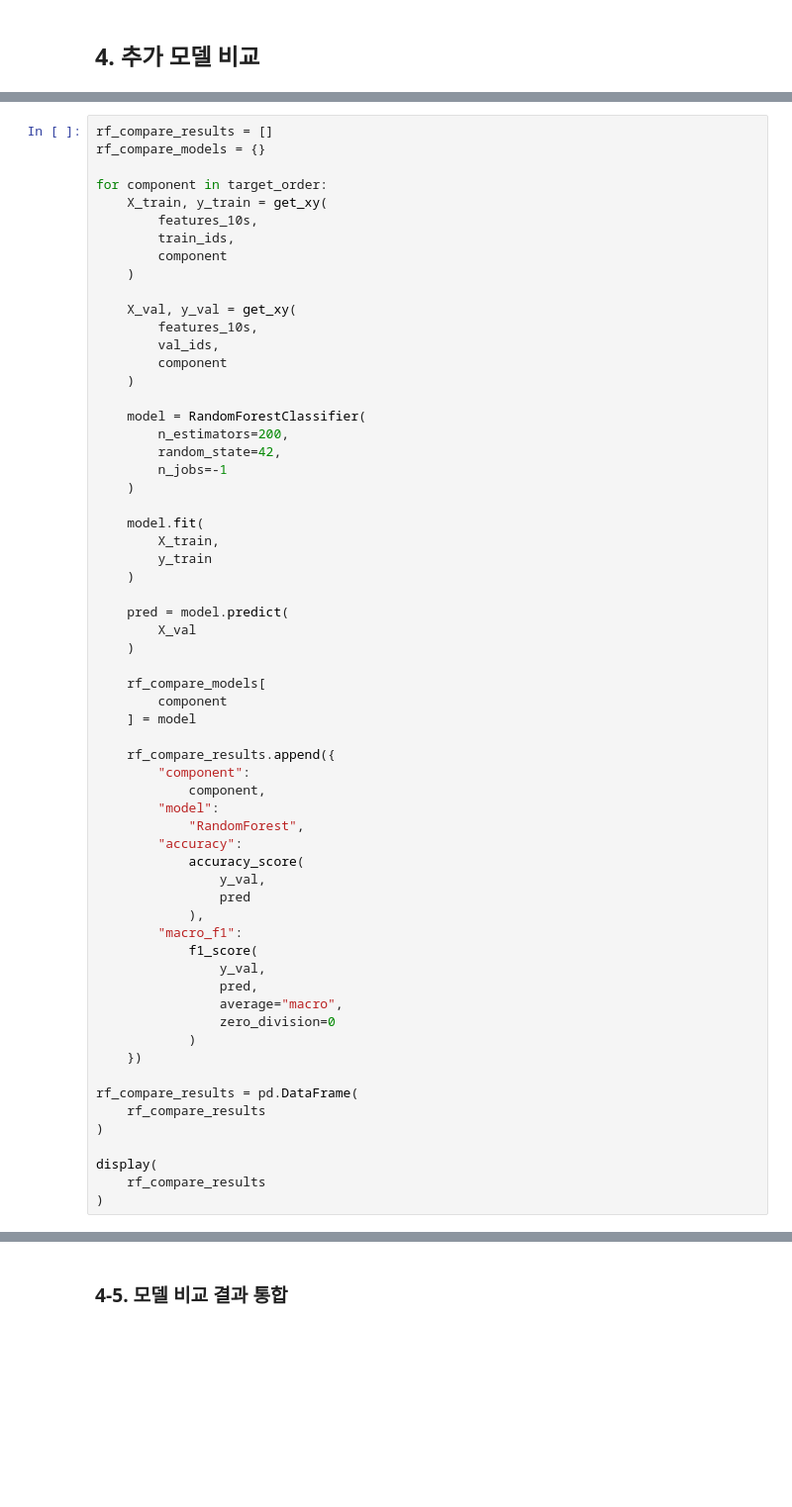
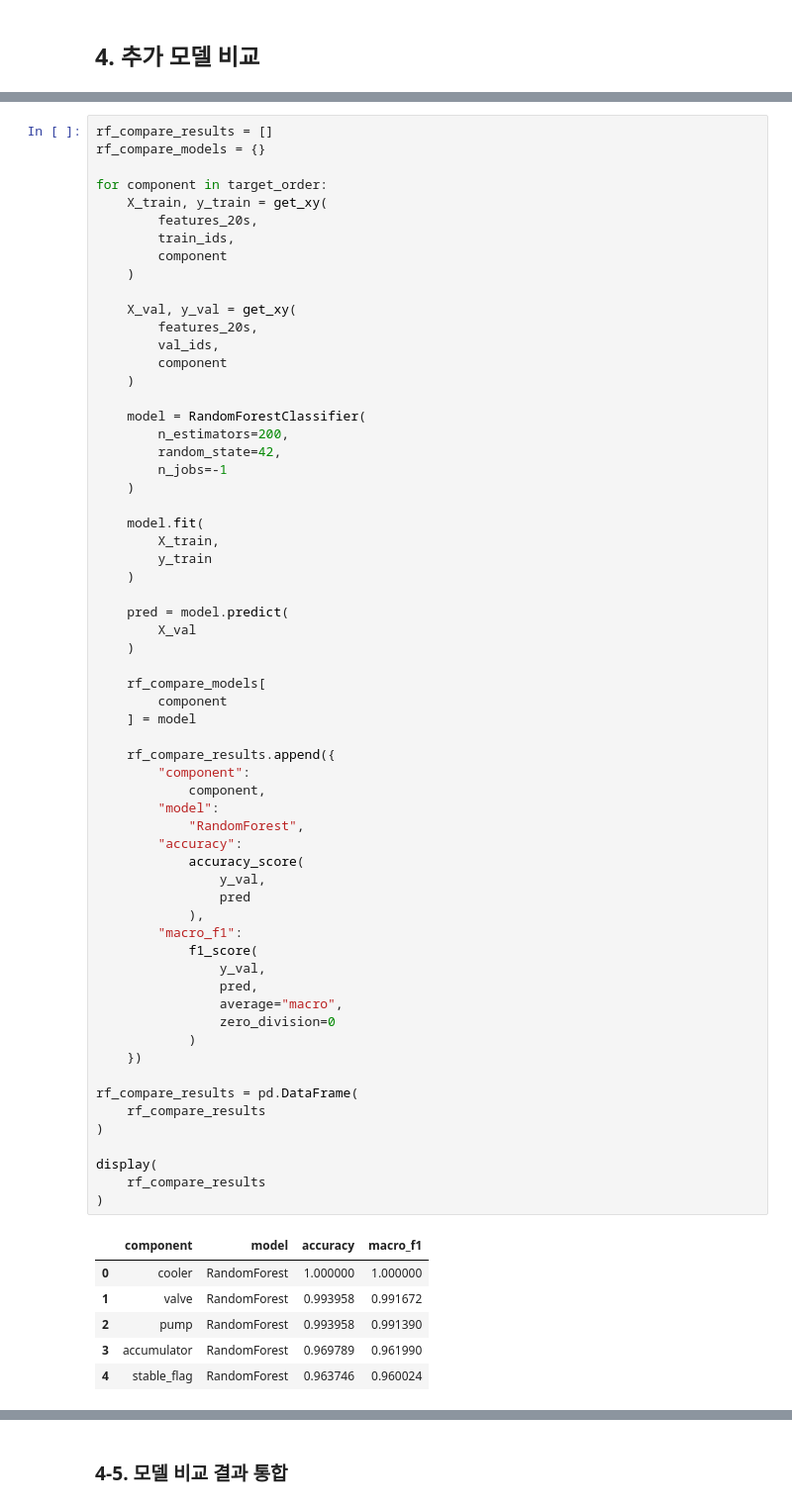
Before and after one commit to yuudong123/ai-first-project, a Jupyter notebook: notebooks/03_model_evaluation.ipynb, the cells around one changed output, grey strips where cells are left out. Shown at 99% size. Drawn from its saved outputs; the diff is of its cells as text; blank space fills up the shorter version.

```diff
--- a/notebooks/03_model_evaluation.ipynb
+++ b/notebooks/03_model_evaluation.ipynb
@@ -440,13 +468,13 @@ rf_compare_models = {}
 
 for component in target_order:
     X_train, y_train = get_xy(
-        features_10s,
+        features_20s,
         train_ids,
         component
     )
 
     X_val, y_val = get_xy(
-        features_10s,
+        features_20s,
         val_ids,
         component
     )
@@ -469,30 +497,37 @@ for component in target_order:
     rf_compare_models[
         component
     ] = model
 
     rf_compare_results.append({
         "component":
             component,
         "model":
             "RandomForest",
         "accuracy":
             accuracy_score(
                 y_val,
                 pred
             ),
         "macro_f1":
             f1_score(
                 y_val,
                 pred,
                 average="macro",
                 zero_division=0
             )
     })
 
 rf_compare_results = pd.DataFrame(
     rf_compare_results
 )
 
 display(
     rf_compare_results
 )
+# %% [output]
+|  | component | model | accuracy | macro_f1 |
+| 0 | cooler | RandomForest | 1.000000 | 1.000000 |
+| 1 | valve | RandomForest | 0.993958 | 0.991672 |
+| 2 | pump | RandomForest | 0.993958 | 0.991390 |
+| 3 | accumulator | RandomForest | 0.969789 | 0.961990 |
+| 4 | stable_flag | RandomForest | 0.963746 | 0.960024 |
```
Also changed, not shown: parts of 46 cells of this notebook, 14 other files.
